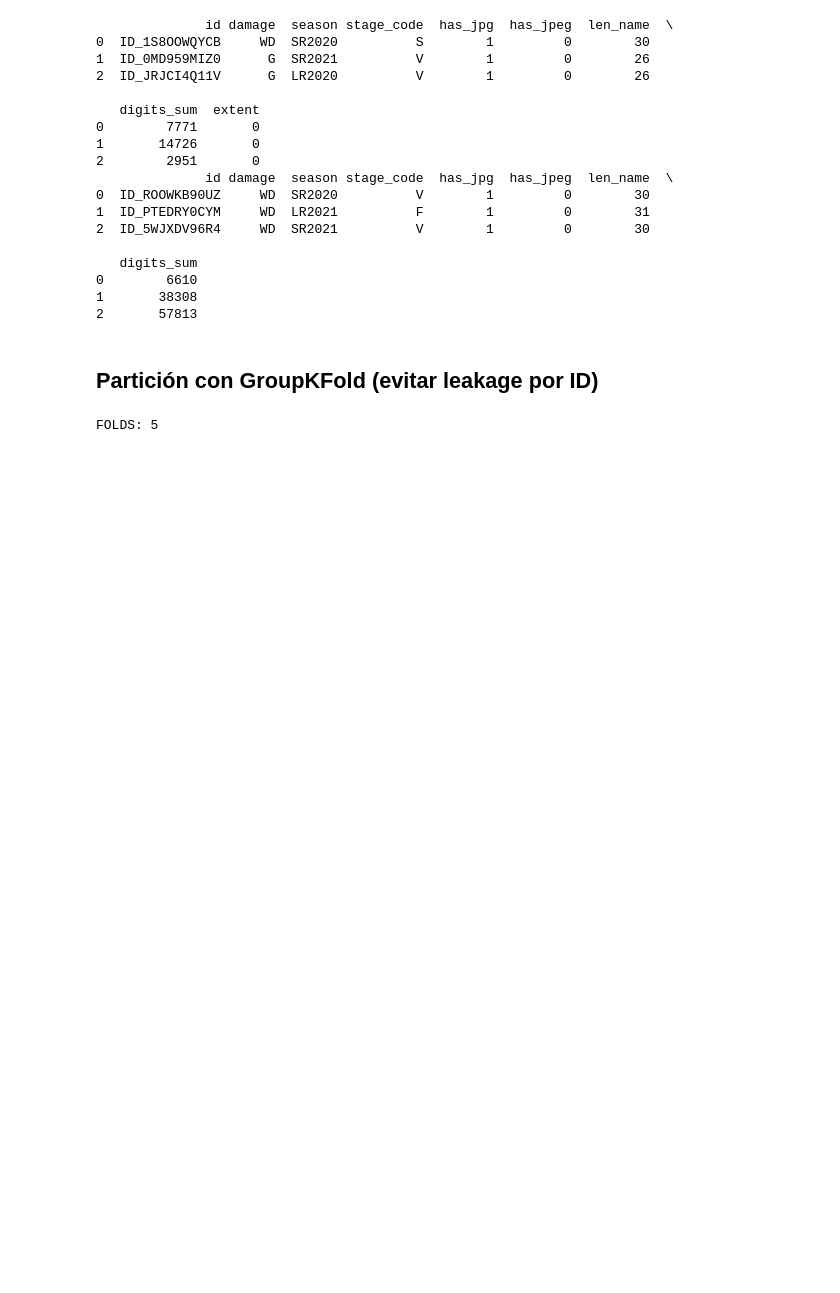
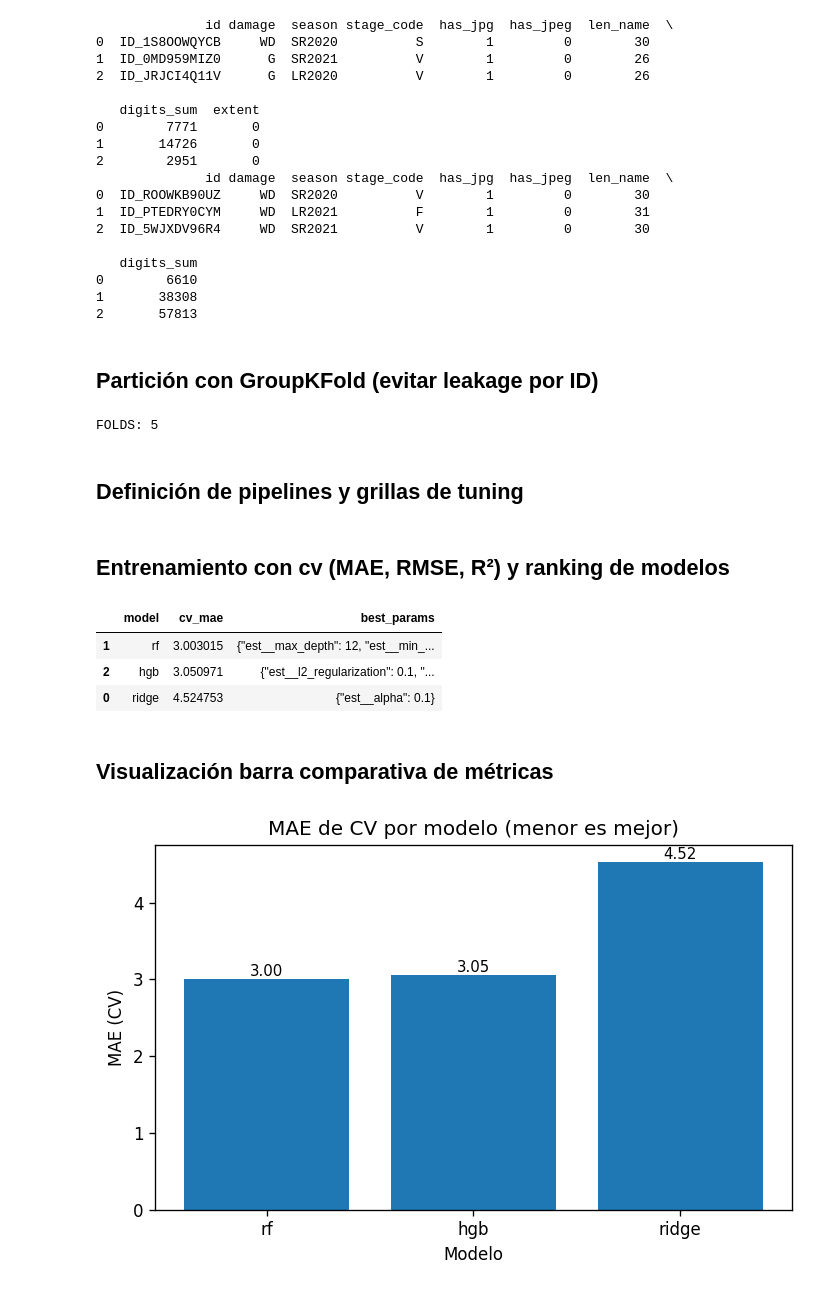
Before and after one commit to mar22266/PY2-DS, a Jupyter notebook: PY2Seleccion.ipynb, the cells around one changed output. Drawn from its saved outputs; the diff is of its cells as text; code cells hidden in the pictures; blank space fills up the shorter version.

Commit message:
Feat: modelos seleccion

```diff
--- a/PY2Seleccion.ipynb
+++ b/PY2Seleccion.ipynb
@@ -220,3 +220,5 @@ fold_indices = list(gkf.split(X, y, groups=groups))
 print("FOLDS:", len(fold_indices))
 # %% [output]
 FOLDS: 5
+# %% [markdown]
+## Definición de pipelines y grillas de tuning
@@ -222,0 +273,66 @@ FOLDS: 5
+# %% [markdown]
+## Entrenamiento con cv (MAE, RMSE, R²) y ranking de modelos
+# %%
+# entrenamiento con cv por grupos y evaluación
+def eval_metrics(y_true, y_pred) -> dict:
+    mae = mean_absolute_error(y_true, y_pred)
+    rmse = mean_squared_error(y_true, y_pred, squared=False)
+    r2 = r2_score(y_true, y_pred)
+    return {"MAE": mae, "RMSE": rmse, "R2": r2}
+
+rows_train = []
+rows_cv = []
+best_per_model = {}
+
+for name, pipe in models.items():
+    grid = GridSearchCV(
+        estimator=pipe,
+        param_grid=param_grids[name],
+        scoring="neg_mean_absolute_error",
+        cv=fold_indices,
+        n_jobs=-1,
+        refit=True,
+        verbose=0,
+    )
+    grid.fit(X, y)
+    best_per_model[name] = grid.best_estimator_
+
+    # metricas cc
+    cv_mae = -grid.best_score_
+    rows_cv.append({"model": name, "cv_mae": cv_mae, "best_params": json.dumps(grid.best_params_)})
+
+    # solo para diagnóstico metricas en train
+    y_pred_train = grid.predict(X)
+    m_train = eval_metrics(y, y_pred_train)
+    m_train.update({"model": name})
+    rows_train.append(m_train)
+
+# guardar resultados
+metrics_cv_df = pd.DataFrame(rows_cv).sort_values("cv_mae")
+metrics_cv_df.to_csv(OUTPUT_DIR / "model_metrics_cv.csv", index=False)
+
+metrics_train_df = pd.DataFrame(rows_train).sort_values("MAE")
+metrics_train_df.to_csv(OUTPUT_DIR / "model_metrics_train.csv", index=False)
+
+metrics_cv_df  # usa esta tabla para ranking y discusión
+# %% [output]
+|  | model | cv_mae | best_params |
+| 1 | rf | 3.003015 | {"est__max_depth": 12, "est__min_... |
+| 2 | hgb | 3.050971 | {"est__l2_regularization": 0.1, "... |
+| 0 | ridge | 4.524753 | {"est__alpha": 0.1} |
+# %% [markdown]
+## Visualización barra comparativa de métricas
+# %%
+# grafico de MAE de CV por modelo
+fig, ax = plt.subplots(figsize=(6,4))
+ax.bar(metrics_cv_df["model"], metrics_cv_df["cv_mae"])
+ax.set_title("MAE de CV por modelo (menor es mejor)")
+ax.set_xlabel("Modelo")
+ax.set_ylabel("MAE (CV)")
+for i, v in enumerate(metrics_cv_df["cv_mae"].values):
+    ax.text(i, v, f"{v:.2f}", ha="center", va="bottom", fontsize=9)
+plt.tight_layout()
+plt.savefig(OUTPUT_DIR / "viz_cv_mae_por_modelo.png")
+plt.show()
+# %% [output]
+[figure, added]
```
Also changed, not shown: parts of 9 cells of this notebook, 9 other files.
